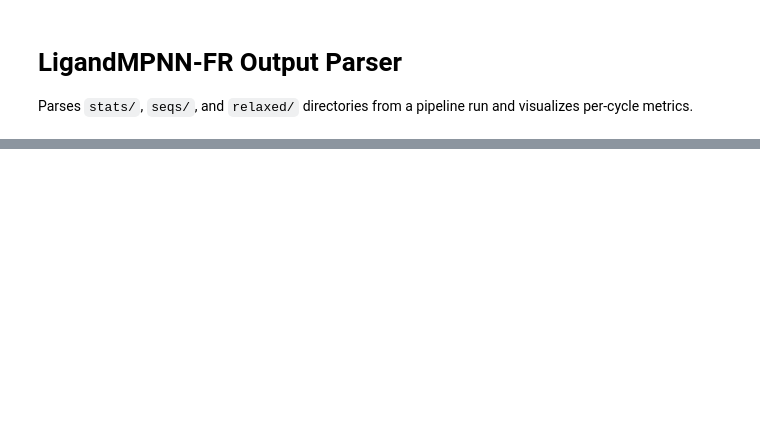
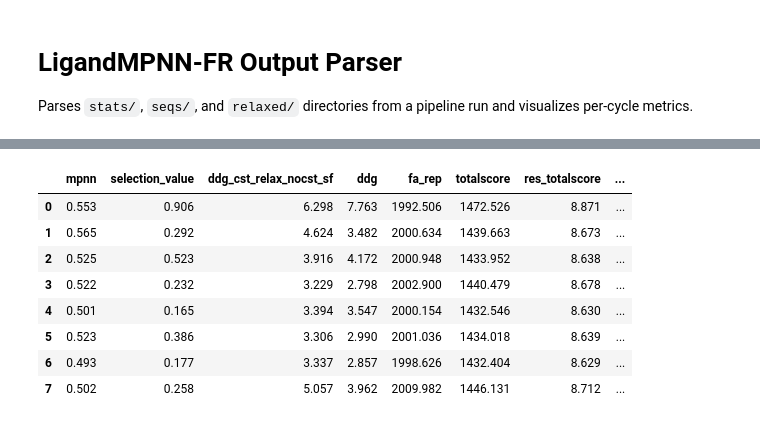
Before and after one commit to GreenSloth-TK/ligandMPNN_FR, a Jupyter notebook: example/0_parse.ipynb, the cells around one changed output, grey strips where cells are left out. Cells and saved outputs as stored; diff of their text form; code cells hidden in the pictures; blank space fills up the shorter version.

```diff
--- a/example/0_parse.ipynb
+++ b/example/0_parse.ipynb
@@ -7,42 +7,61 @@ out_folder = "../test_output/ligmpnn_fr"  # path to --out_folder used in the run
 # ──────────────────────────────────────────────────────────────
 # %%
 from glob import glob
-import json
-import os
+import json, os
+import numpy as np
 import pandas as pd
 
-def get_sequence(seqs_dir, cycle_tag, seq_idx):
-    fa_path = f"{seqs_dir}/{cycle_tag}.fa"
-    if not os.path.exists(fa_path):
-        return None
-    target_header = f">T={seq_idx}"
-    with open(fa_path) as f:
-        lines = f.readlines()
-    capture = False
-    for line in lines:
-        if line.startswith(">"):
-            capture = f"seq_{seq_idx}" in line or f"_seq_{seq_idx}" in line
-            continue
-        if capture and line.strip():
-            return line.strip()
-    return None
+# ── Load stats JSONs ────────────────────────────────────────────────────────
+rows_all  = []   # every sequence across all cycles
+rows_best = []   # best-selected structure per cycle
 
-rows = []
+# Metrics inflated by CST energy terms → exclude from plots
+_CST_INFLATED = {"ddg_after_relax_cst", "totalscore_after_cst_relax",
+                 "res_totalscore_after_cst_relax"}
+
 for json_path in sorted(glob(f"{out_folder}/stats/*.json")):
-    cycle_tag = os.path.basename(json_path).replace(".json", "")
     with open(json_path) as f:
         data = json.load(f)
-    cycle_num = data.get("cycle", None)
-    for seq_idx, score in enumerate(data.get("all_relax_scores", [])):
-        rows.append({
-            "cycle": cycle_num,
-            "seq_idx": seq_idx,
-            "mpnn": score.get("mpnn"),
-            "ddg": score.get("metrics", {}).get("ddg"),
-            "res_totalscore": score.get("metrics", {}).get("res_totalscore"),
-            "cms": score.get("metrics", {}).get("cms"),
-        })
 
-df = pd.DataFrame(rows)
-print(f"Loaded {len(df)} sequences across {df['cycle'].nunique()} cycles")
-df.head()
+    cycle      = data.get("cycle")
+    sel_metric = data.get("selection_metric", "")
+
+    # best structure per cycle
+    best_row = {
+        "cycle":              cycle,
+        "sequence":           data.get("best_sequence", ""),
+        "mpnn":               data.get("best_mpnn_score"),
+        "selection_metric":   sel_metric,
+        "selection_value":    data.get("selection_value"),
+        "num_sequences":      data.get("num_sequences_generated"),
+        "sequence_diversity": data.get("sequence_diversity"),
+    }
+    best_metrics = {k: v for k, v in data.get("best_metrics", {}).items()
+                    if k not in _CST_INFLATED}
+    best_row.update(best_metrics)
+    rows_best.append(best_row)
+
+    # all sequences per cycle
+    for entry in data.get("all_relax_scores", []):
+        row = {
+            "cycle":           cycle,
+            "mpnn":            entry.get("mpnn"),
+            "selection_value": entry.get("selection_value"),
+        }
+        row.update({k: v for k, v in entry.get("metrics", {}).items()
+                    if k not in _CST_INFLATED})
+        rows_all.append(row)
+
+df_best = pd.DataFrame(rows_best).sort_values("cycle").reset_index(drop=True)
+df_all  = pd.DataFrame(rows_all)
+
+# Numeric metric columns (exclude metadata)
+_META = {"cycle", "sequence", "selection_metric", "num_sequences", "sequence_diversity"}
+metric_cols = [c for c in df_best.columns if c not in _META]
+
+sel_metric_name = df_best["selection_metric"].iloc[0] if len(df_best) else "?"
+print(f"Loaded {len(df_best)} cycles  |  {len(df_all)} total sequences")
+print(f"Selection metric: {sel_metric_name}")
+print(f"Available metrics: {[c for c in metric_cols if c not in ('selection_metric','selection_value')]}")
+df_best[metric_cols].round(3)
+# %% [output]
@@ -49,2 +71,11 @@ df.head()
+|  | mpnn | selection_value | ddg_cst_relax_nocst_sf | ddg | fa_rep | totalscore | res_totalscore | ... |
+| 0 | 0.553 | 0.906 | 6.298 | 7.763 | 1992.506 | 1472.526 | 8.871 | ... |
+| 1 | 0.565 | 0.292 | 4.624 | 3.482 | 2000.634 | 1439.663 | 8.673 | ... |
+| 2 | 0.525 | 0.523 | 3.916 | 4.172 | 2000.948 | 1433.952 | 8.638 | ... |
+| 3 | 0.522 | 0.232 | 3.229 | 2.798 | 2002.900 | 1440.479 | 8.678 | ... |
+| 4 | 0.501 | 0.165 | 3.394 | 3.547 | 2000.154 | 1432.546 | 8.630 | ... |
+| 5 | 0.523 | 0.386 | 3.306 | 2.990 | 2001.036 | 1434.018 | 8.639 | ... |
+| 6 | 0.493 | 0.177 | 3.337 | 2.857 | 1998.626 | 1432.404 | 8.629 | ... |
+| 7 | 0.502 | 0.258 | 5.057 | 3.962 | 2009.982 | 1446.131 | 8.712 | ... |
 # %%
 import matplotlib.pyplot as plt
```
Also changed, not shown: parts of 4 cells of this notebook, 5 other files.
